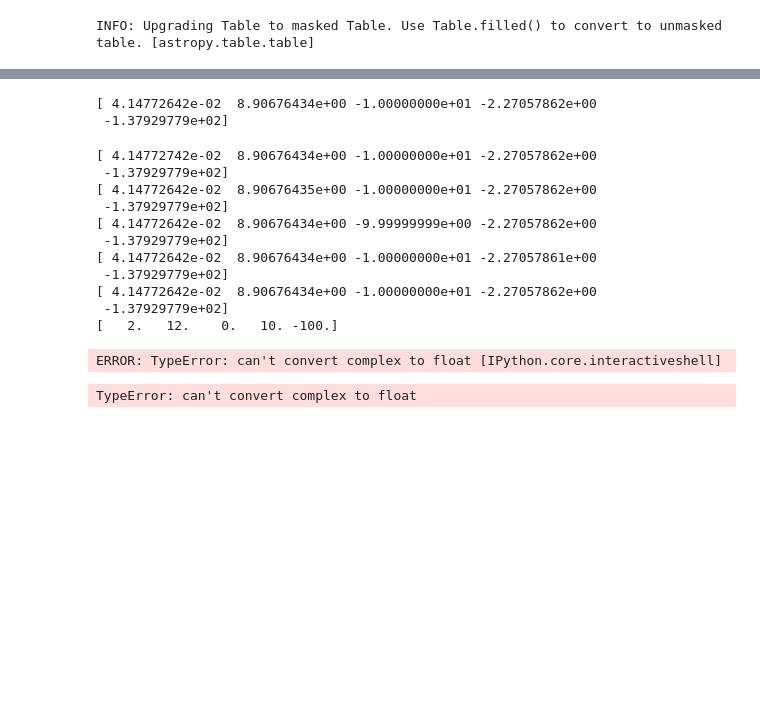
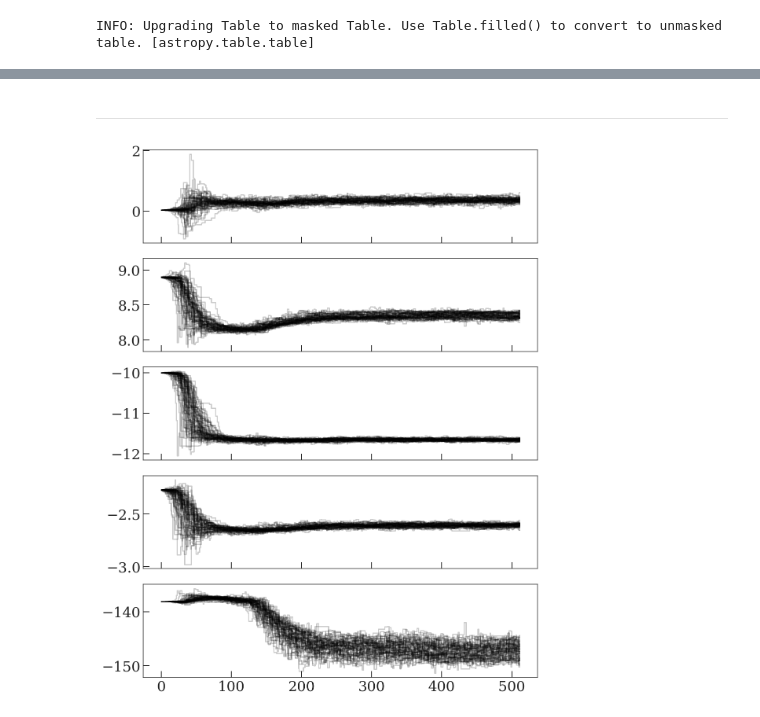
Before and after one commit to adrn/GD1-DR2, a Jupyter notebook: notebooks/Fit-stream-track.ipynb, the cells around one changed output, grey strips where cells are left out. Cells and saved outputs as stored; diff of their text form; code cells hidden in the pictures; blank space fills up the shorter version.

```diff
--- a/notebooks/Fit-stream-track.ipynb
+++ b/notebooks/Fit-stream-track.ipynb
@@ -257,7 +319,5 @@ model = MockStreamModel(data, stream_frame=gc.GD1(),
                         galcen_frame=galcen_frame,
                         phi1_lim=[-100, 20]*u.deg, phi1_binsize=2*u.deg)
-# %%
-p0 = (4.14772642e-02,  8.90676434e+00, -1.00000000e+01, -2.27057862e+00, -1.37929779e+02)
 # %%
 model.ln_prior(p0)
 # %% [output]
@@ -274,20 +333,4 @@ Wall time: 7.68 s
 res = minimize(lambda *x: -model.ln_likelihood(*x),
                x0=p0,
                bounds=[(-2, 2), (5, 12), (-20, 0),
-                       (-10, 10), (-200, -100)])
+                       (-10, 10), (-200, 200), (25, 28), (0.8, 1.2)])
-# %% [output]
-[ 4.14772642e-02  8.90676434e+00 -1.00000000e+01 -2.27057862e+00
- -1.37929779e+02]
-[ 4.14772742e-02  8.90676434e+00 -1.00000000e+01 -2.27057862e+00
- -1.37929779e+02]
-[ 4.14772642e-02  8.90676435e+00 -1.00000000e+01 -2.27057862e+00
- -1.37929779e+02]
-[ 4.14772642e-02  8.90676434e+00 -9.99999999e+00 -2.27057862e+00
- -1.37929779e+02]
-[ 4.14772642e-02  8.90676434e+00 -1.00000000e+01 -2.27057861e+00
- -1.37929779e+02]
-[ 4.14772642e-02  8.90676434e+00 -1.00000000e+01 -2.27057862e+00
- -1.37929779e+02]
-[   2.   12.    0.   10. -100.]
-ERROR: TypeError: can't convert complex to float [IPython.core.interactiveshell]
-TypeError: can't convert complex to float
@@ -295,0 +337,30 @@ res.x - p0
+# %% [markdown]
+---
+# %%
+nwalkers = 64
+ndim = len(p0)
+p0s = emcee.utils.sample_ball(p0, [1e-3]*ndim, size=nwalkers)
+# %%
+def _worker(pp):
+    assert np.isfinite(model(pp))
+
+with schwimmbad.MultiPool() as pool:
+    for _ in pool.map(_worker, p0s):
+        pass
+# %%
+with schwimmbad.MultiPool() as pool:
+    sampler = emcee.EnsembleSampler(nwalkers, ndim=ndim,
+                                    log_prob_fn=model,
+                                    pool=pool)
+    sampler.run_mcmc(p0s, 512)
+# %%
+fig, axes = plt.subplots(sampler.ndim, 1, figsize=(8, 2*sampler.ndim),
+                         sharex=True)
+for k in range(sampler.ndim):
+    for walker in sampler.chain[..., k]:
+        axes[k].plot(walker, marker='', drawstyle='steps-mid',
+                     color='k', alpha=0.2)
+
+fig.tight_layout()
+# %% [output]
+[figure, added]
```
Also changed, not shown: parts of 15 cells of this notebook.
